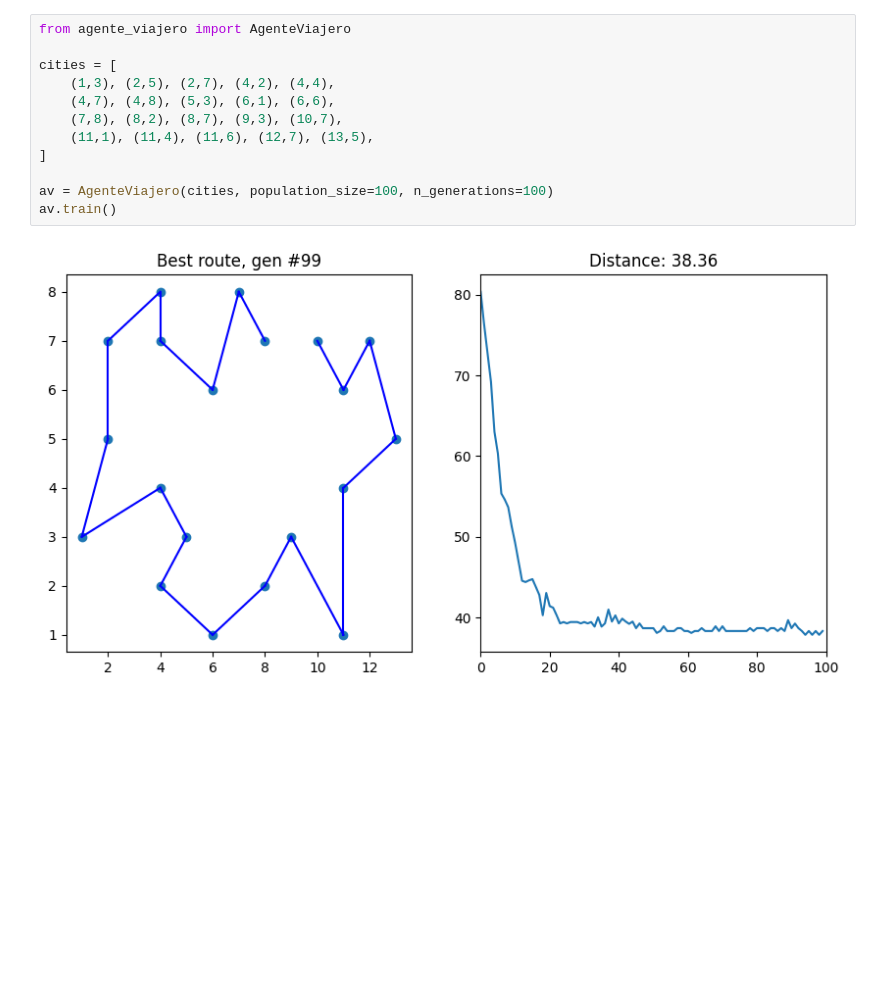
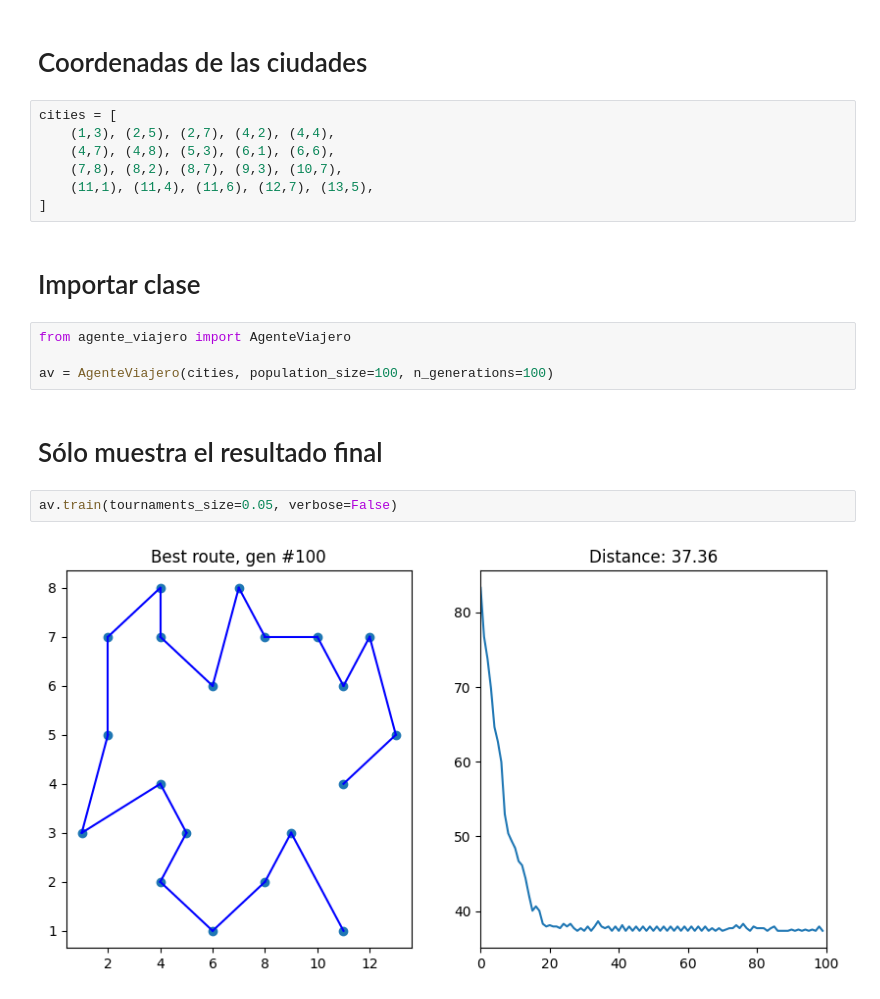
Before and after one commit to Afroefras/UAG_MCC, a Jupyter notebook: inteligencia_artificial/agente_viajero.ipynb, the cells around one changed output. Cells and saved outputs as stored; diff of their text form; blank space fills up the shorter version.

Commit message:
final result and animated one displayed

```diff
--- a/inteligencia_artificial/agente_viajero.ipynb
+++ b/inteligencia_artificial/agente_viajero.ipynb
@@ -1,14 +1,21 @@
+# %% [markdown]
+# Coordenadas de las ciudades
 # %%
-from agente_viajero import AgenteViajero
-
 cities = [
     (1,3), (2,5), (2,7), (4,2), (4,4),
     (4,7), (4,8), (5,3), (6,1), (6,6),
     (7,8), (8,2), (8,7), (9,3), (10,7),
     (11,1), (11,4), (11,6), (12,7), (13,5),
 ]
-
-av = AgenteViajero(cities, population_size=100, n_generations=100)
-av.train()
-# %% [output]
-[figure, removed]
+# %% [markdown]
+# Importar clase
+# %%
+from agente_viajero import AgenteViajero
+
+av = AgenteViajero(cities, population_size=100, n_generations=100)
+# %% [markdown]
+# Sólo muestra el resultado final
+# %%
+av.train(tournaments_size=0.05, verbose=False)
+# %% [output]
+[figure, added]
```
Also changed, not shown: parts of 2 cells of this notebook, 1 other file.
